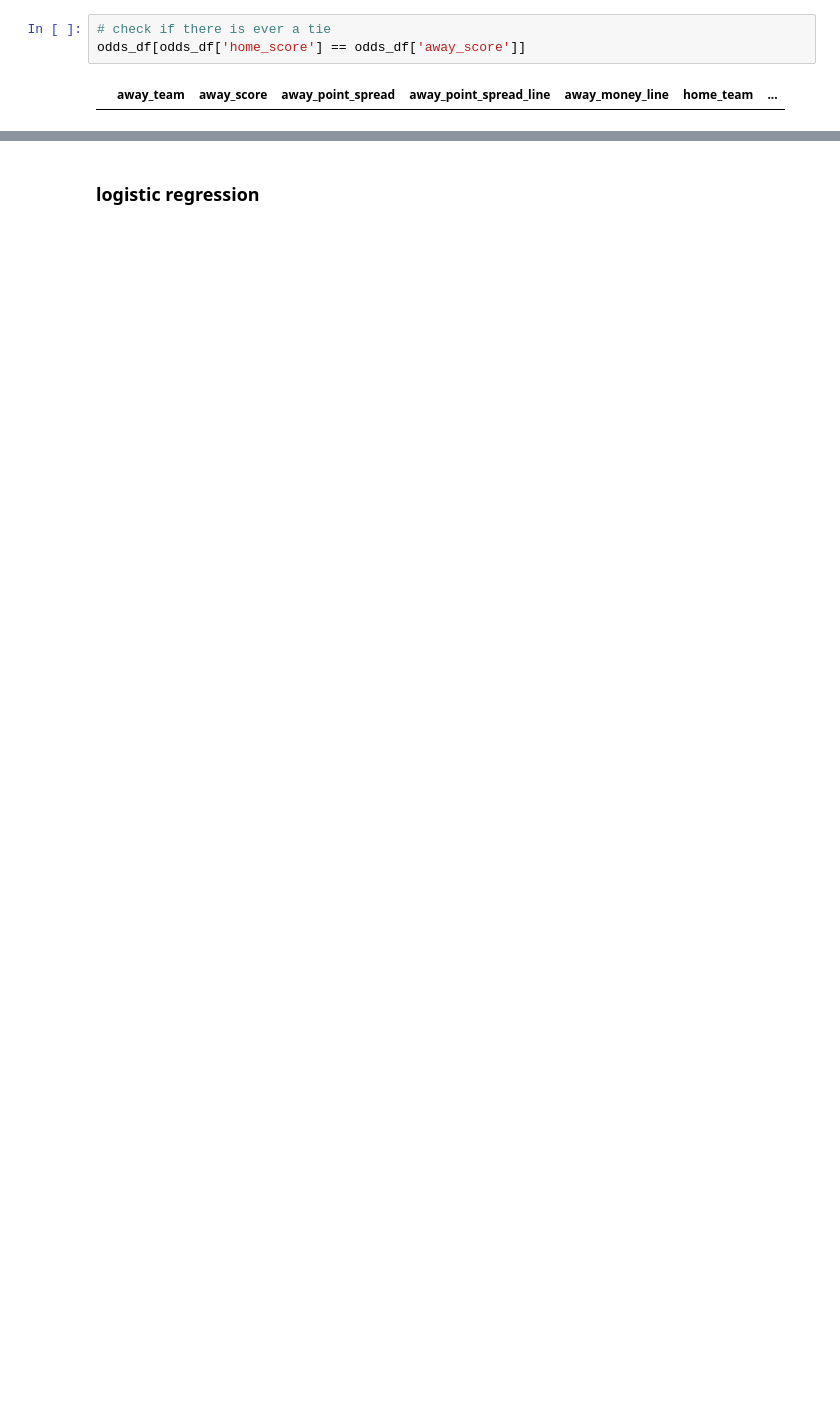
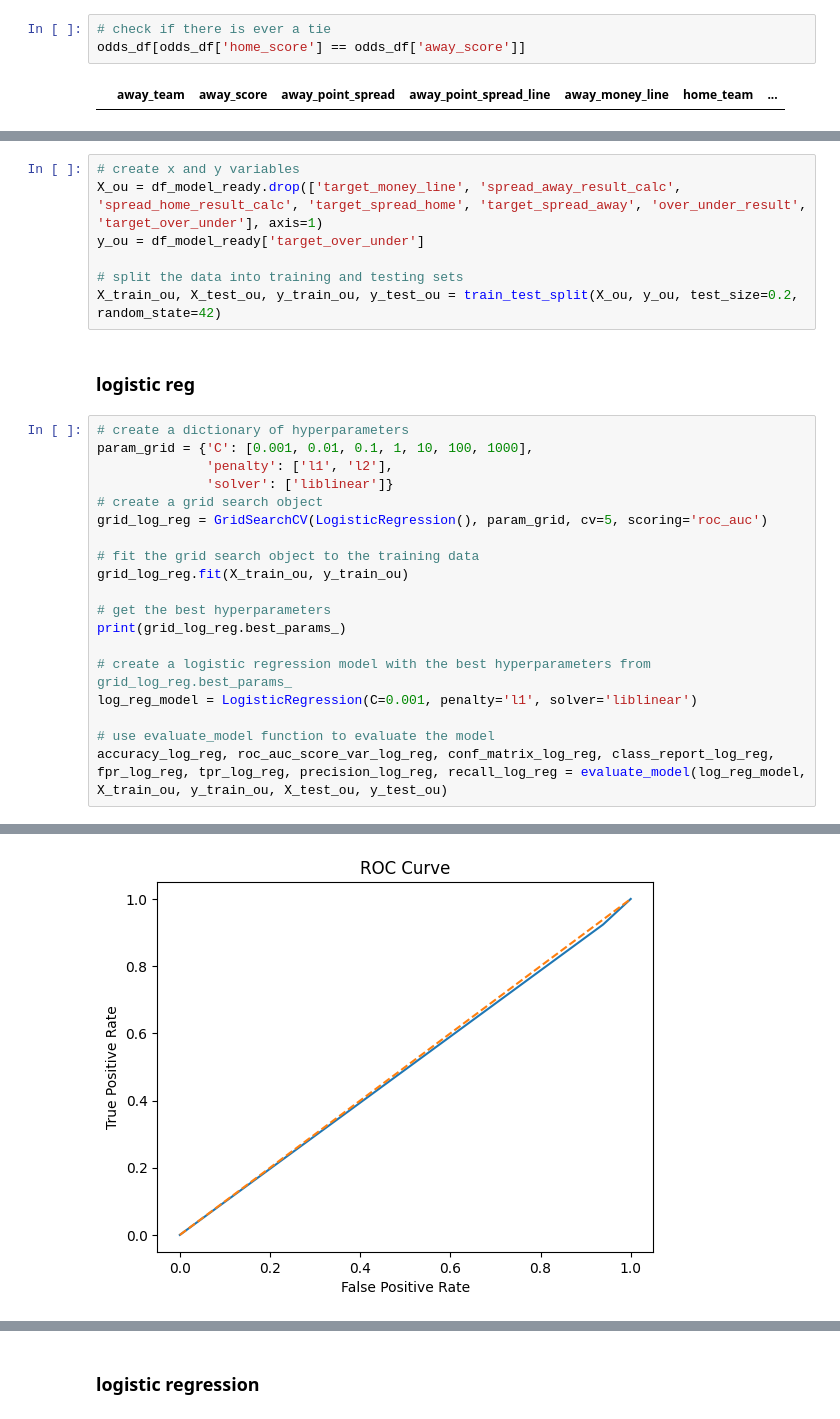
Before and after one commit to lawson-roberts/historical-odds-analysis, a Jupyter notebook: basic-modeling-odds-only.ipynb, the cells around one changed output, grey strips where cells are left out. Drawn from its saved outputs; the diff is of its cells as text; blank space fills up the shorter version.

```diff
--- a/basic-modeling-odds-only.ipynb
+++ b/basic-modeling-odds-only.ipynb
@@ -159,0 +420,29 @@ X_train, X_test, y_train, y_test = train_test_split(X, y, test_size=0.2, random_
+# %%
+# create x and y variables
+X_ou = df_model_ready.drop(['target_money_line', 'spread_away_result_calc', 'spread_home_result_calc', 'target_spread_home', 'target_spread_away', 'over_under_result', 'target_over_under'], axis=1)
+y_ou = df_model_ready['target_over_under']
+
+# split the data into training and testing sets
+X_train_ou, X_test_ou, y_train_ou, y_test_ou = train_test_split(X_ou, y_ou, test_size=0.2, random_state=42)
+# %% [markdown]
+### logistic reg
+# %%
+# create a dictionary of hyperparameters
+param_grid = {'C': [0.001, 0.01, 0.1, 1, 10, 100, 1000],
+              'penalty': ['l1', 'l2'],
+              'solver': ['liblinear']}
+# create a grid search object
+grid_log_reg = GridSearchCV(LogisticRegression(), param_grid, cv=5, scoring='roc_auc')
+
+# fit the grid search object to the training data
+grid_log_reg.fit(X_train_ou, y_train_ou)
+
+# get the best hyperparameters
+print(grid_log_reg.best_params_)
+
+# create a logistic regression model with the best hyperparameters from grid_log_reg.best_params_
+log_reg_model = LogisticRegression(C=0.001, penalty='l1', solver='liblinear')
+
+# use evaluate_model function to evaluate the model
+accuracy_log_reg, roc_auc_score_var_log_reg, conf_matrix_log_reg, class_report_log_reg, fpr_log_reg, tpr_log_reg, precision_log_reg, recall_log_reg = evaluate_model(log_reg_model, X_train_ou, y_train_ou, X_test_ou, y_test_ou)
+# %% [output]
@@ -159,0 +463 @@ X_train, X_test, y_train, y_test = train_test_split(X, y, test_size=0.2, random_
+[figure, added]
```
Also changed, not shown: parts of 33 cells of this notebook, 3 other files.
